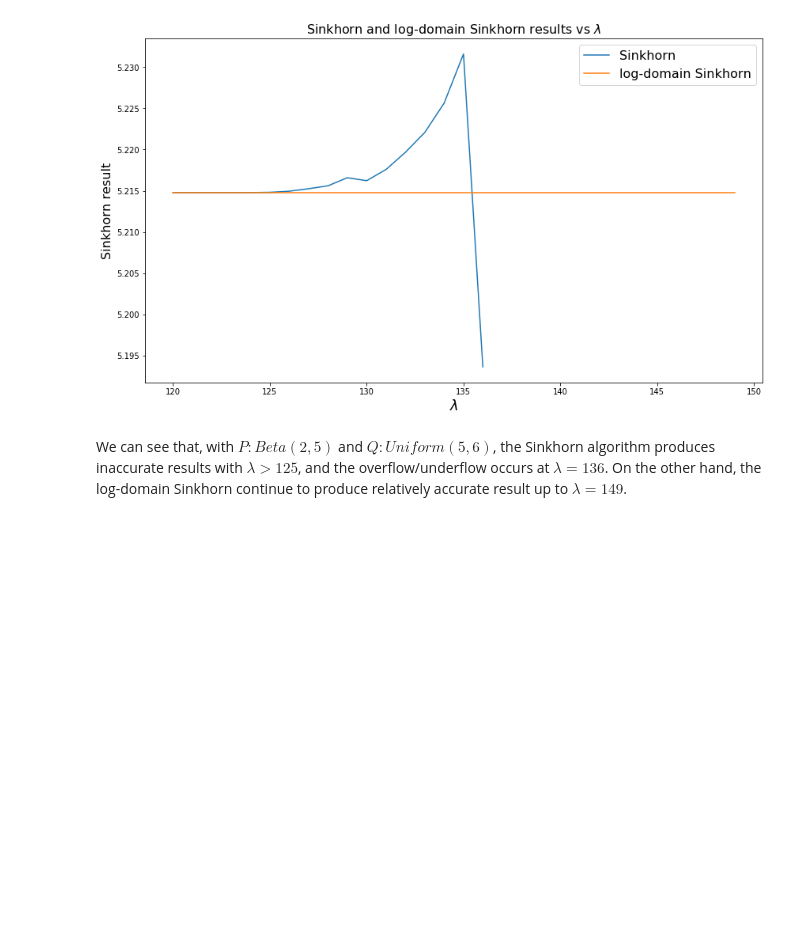
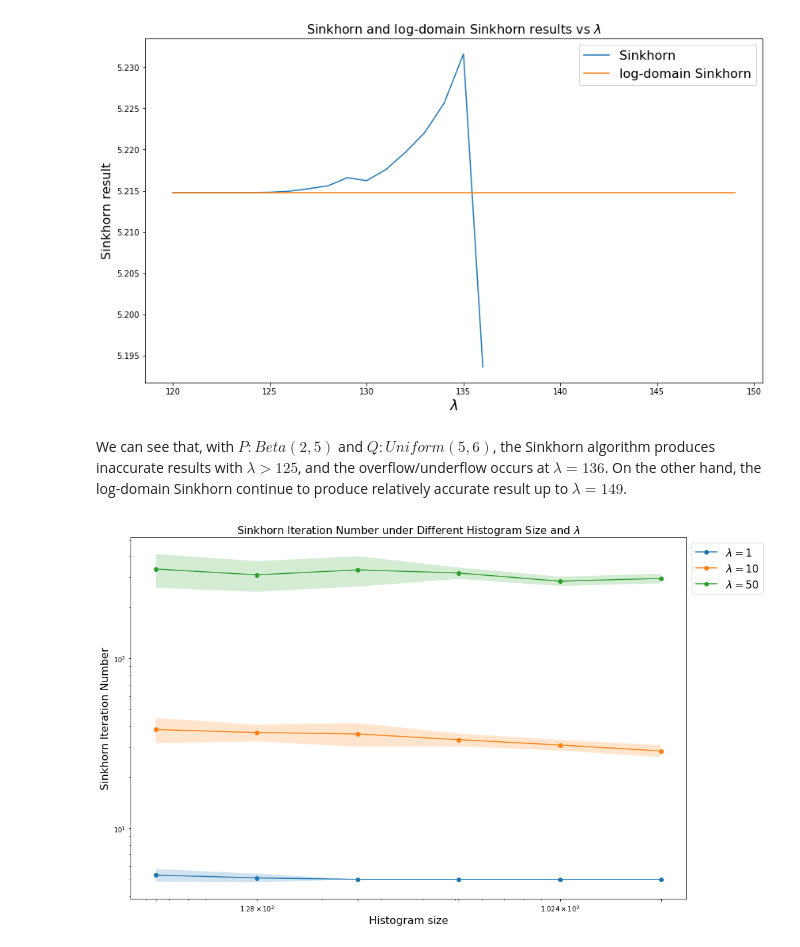
Before and after one commit to congwei-yang/663-Final-Project, a Jupyter notebook: Test_Sinkhorn.ipynb, the cells around one changed output. Saved outputs shown, nothing was run; the diff lists cells and outputs as text; code cells hidden in the pictures; blank space fills up the shorter version.

Commit message:
instability test and reproduce paper image

```diff
--- a/Test_Sinkhorn.ipynb
+++ b/Test_Sinkhorn.ipynb
@@ -164,3 +164,44 @@ pass
 [figure]
 # %% [markdown]
 We can see that, with $P: Beta(2, 5)$ and $Q: Uniform(5, 6)$, the Sinkhorn algorithm produces inaccurate results with $\lambda > 125$, and the overflow/underflow occurs at $\lambda = 136$. On the other hand, the log-domain Sinkhorn continue to produce relatively accurate result up to $\lambda = 149$.
+# %%
+np.random.seed(1)
+size = [64, 128, 256, 512, 1024, 2048]
+nrep = 10
+iter_num_1 = np.zeros((nrep, len(size)))
+iter_num_10 = np.zeros((nrep, len(size)))
+iter_num_50 = np.zeros((nrep, len(size)))
+for j in range(nrep):
+    for i in range(6):
+        p_samp = np.random.beta(a = 2, b = 5, size = size[i])
+        q_samp = np.random.normal(size = size[i])
+        M, r, c = sample_to_prob_vec(p_samp, q_samp, sigma = 0)
+        iter_num_1[j, i] = Sinkhorn(r, c, M, 1, 1e-11, maxiter)[1]
+        iter_num_10[j, i] = Sinkhorn(r, c, M, 10, 1e-11, maxiter)[1]
+        iter_num_50[j, i] = Sinkhorn(r, c, M, 50, 1e-11, maxiter)[1]
+# %%
+mean_iter_1 = np.mean(iter_num_1, axis = 0)
+mean_iter_10 = np.mean(iter_num_10, axis = 0)
+mean_iter_50 = np.mean(iter_num_50, axis = 0)
+
+std_iter_1 = np.std(iter_num_1, axis = 0)
+std_iter_10 = np.std(iter_num_10, axis = 0)
+std_iter_50 = np.std(iter_num_50, axis = 0)
+# %%
+plt.figure(figsize = (15, 10))
+plt.plot(size, mean_iter_1, label = "$\lambda = 1$", marker = 'o')
+plt.fill_between(size, mean_iter_1 - std_iter_1, mean_iter_1 + std_iter_1, alpha = 0.2)
+plt.plot(size, mean_iter_10, label = "$\lambda = 10$", marker = 'o')
+plt.fill_between(size, mean_iter_10 - std_iter_10, mean_iter_10 + std_iter_10, alpha = 0.2)
+plt.plot(size, mean_iter_50, label = "$\lambda = 50$", marker = 'o')
+plt.fill_between(size, mean_iter_50 - std_iter_50, mean_iter_50 + std_iter_50, alpha = 0.2)
+plt.yscale('log')
+plt.xscale('log')
+plt.xticks(ticks = size)
+plt.xlabel("Histogram size", fontsize = 16)
+plt.ylabel("Sinkhorn Iteration Number", fontsize = 16)
+plt.title("Sinkhorn Iteration Number under Different Histogram Size and $\lambda$", fontsize = 16)
+plt.legend(bbox_to_anchor=(1, 1), loc='upper left', fontsize = 16)
+pass
+# %% [output]
+[figure, added]
```
Also changed, not shown: parts of 2 cells of this notebook.
